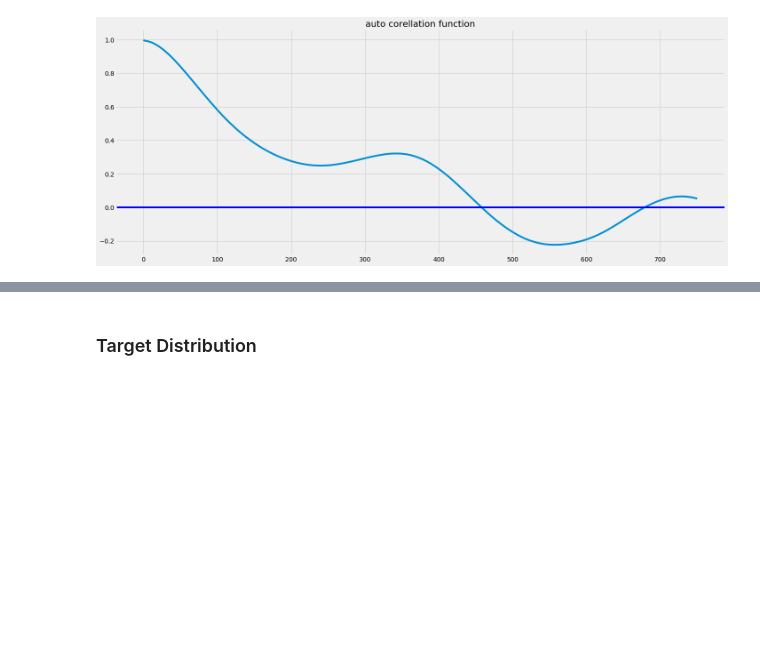
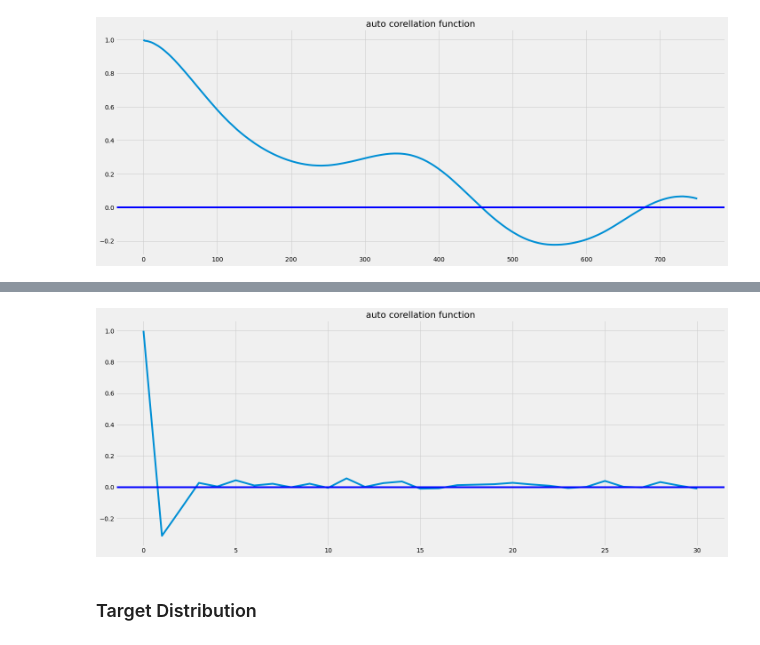
Before and after one commit to nhoues/Water-Level-Forecasting, a Jupyter notebook: EDA.ipynb, the cells around one changed output, grey strips where cells are left out. Cells and saved outputs as stored; diff of their text form; code cells hidden in the pictures; blank space fills up the shorter version.

```diff
--- a/EDA.ipynb
+++ b/EDA.ipynb
@@ -114,3 +130,14 @@ plt.tight_layout()
+# %%
+# we use d value here(data_log_shift)
+_acf = acf(example['WL_pct'], nlags=30)
+#plot ACF
+plt.plot(_acf)
+plt.axhline(y=0,linestyle='-',color='blue')
+
+plt.title('auto corellation function')
+plt.tight_layout()
+# %% [output]
+[figure, added]
 # %% [markdown]
 ### Target Distribution
 # %%
```
Also changed, not shown: parts of 14 cells of this notebook.
